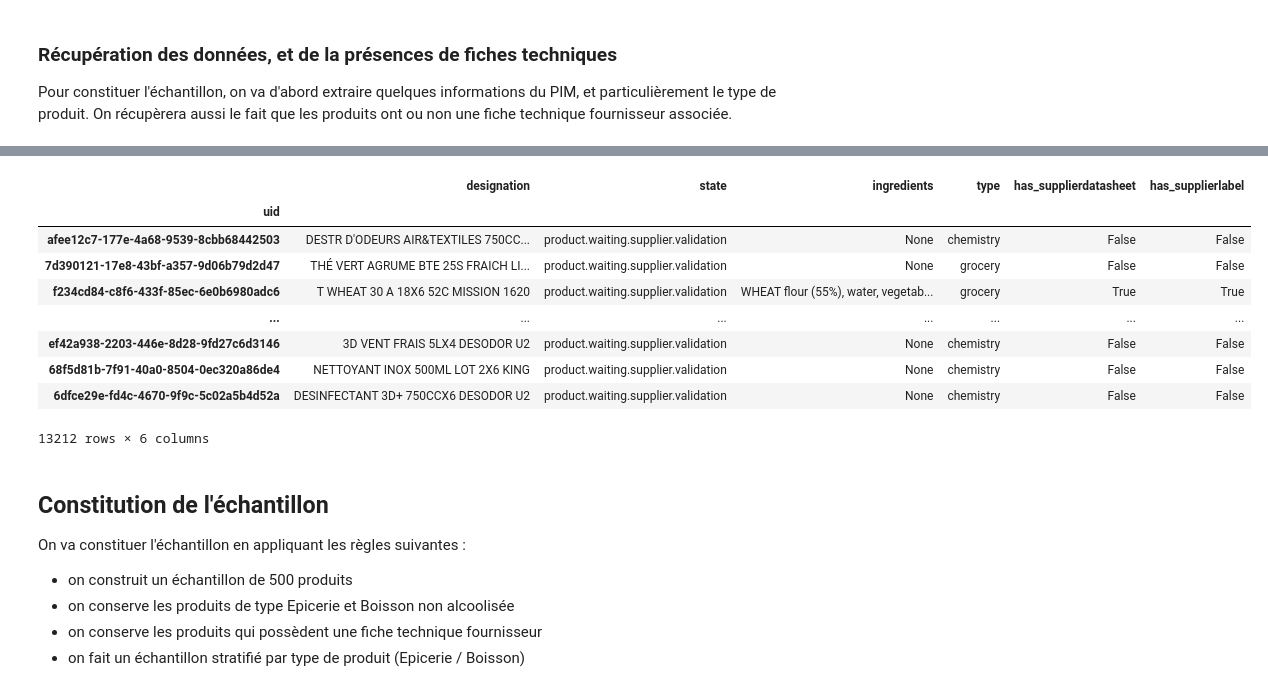
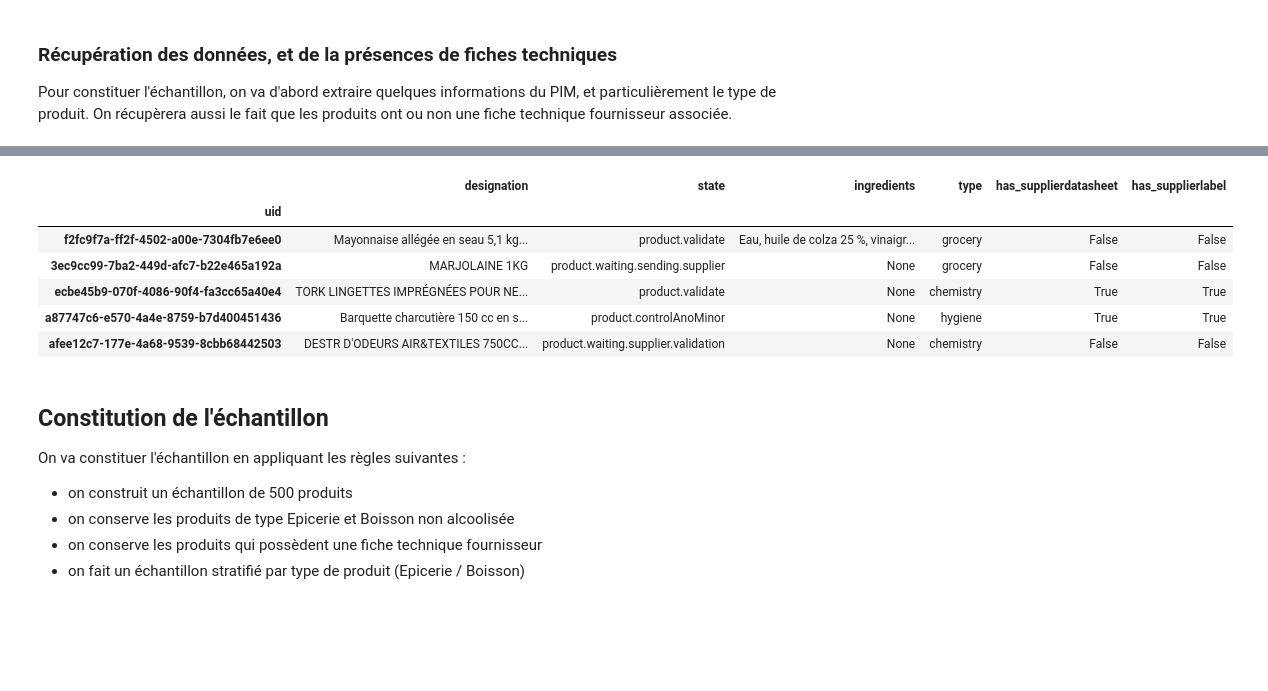
Before and after one commit to UltraDiuve/PIM-Recognizer, a Jupyter notebook: report/notebooks/ground_truth_constitution.ipynb, the cells around one changed output, grey strips where cells are left out. Cells and saved outputs as stored; diff of their text form; code cells hidden in the pictures; blank space fills up the shorter version.

```diff
--- a/report/notebooks/ground_truth_constitution.ipynb
+++ b/report/notebooks/ground_truth_constitution.ipynb
@@ -54,22 +59,19 @@ Done
 # %%
 mapping = {'uid': 'uid',
            'designation': 'title',
            'state': 'state',
            'ingredients': 'properties.pprodc:ingredientsList',
            'type': 'properties.pprodtop:typeOfProduct'}
 df = requester.file_report_from_result(mapping=mapping, index='uid') # , record_path='entries')
-df
+df.sample(5)
 # %% [output]
 |  | designation | state | ingredients | type | has_supplierdatasheet | has_supplierlabel |
 | uid |  |  |  |  |  |  |
+| f2fc9f7a-ff2f-4502-a00e-7304fb7e6ee0 | Mayonnaise allégée en seau 5,1 kg... | product.validate | Eau, huile de colza 25 %, vinaigr... | grocery | False | False |
+| 3ec9cc99-7ba2-449d-afc7-b22e465a192a | MARJOLAINE 1KG | product.waiting.sending.supplier | None | grocery | False | False |
+| ecbe45b9-070f-4086-90f4-fa3cc65a40e4 | TORK LINGETTES IMPRÉGNÉES POUR NE... | product.validate | None | chemistry | True | True |
+| a87747c6-e570-4a4e-8759-b7d400451436 | Barquette charcutière 150 cc en s... | product.controlAnoMinor | None | hygiene | True | True |
 | afee12c7-177e-4a68-9539-8cbb68442503 | DESTR D'ODEURS AIR&TEXTILES 750CC... | product.waiting.supplier.validation | None | chemistry | False | False |
-| 7d390121-17e8-43bf-a357-9d06b79d2d47 | THÉ VERT AGRUME BTE 25S FRAICH LI... | product.waiting.supplier.validation | None | grocery | False | False |
-| f234cd84-c8f6-433f-85ec-6e0b6980adc6 | T WHEAT 30 A 18X6 52C MISSION 1620 | product.waiting.supplier.validation | WHEAT flour (55%), water, vegetab... | grocery | True | True |
-| ... | ... | ... | ... | ... | ... | ... |
-| ef42a938-2203-446e-8d28-9fd27c6d3146 | 3D VENT FRAIS 5LX4 DESODOR U2 | product.waiting.supplier.validation | None | chemistry | False | False |
-| 68f5d81b-7f91-40a0-8504-0ec320a86de4 | NETTOYANT INOX 500ML LOT 2X6 KING | product.waiting.supplier.validation | None | chemistry | False | False |
-| 6dfce29e-fd4c-4670-9f9c-5c02a5b4d52a | DESINFECTANT 3D+ 750CCX6 DESODOR U2 | product.waiting.supplier.validation | None | chemistry | False | False |
-13212 rows × 6 columns
 # %% [markdown]
 ## Constitution de l'échantillon
 
```
Also changed, not shown: parts of 21 cells of this notebook.
